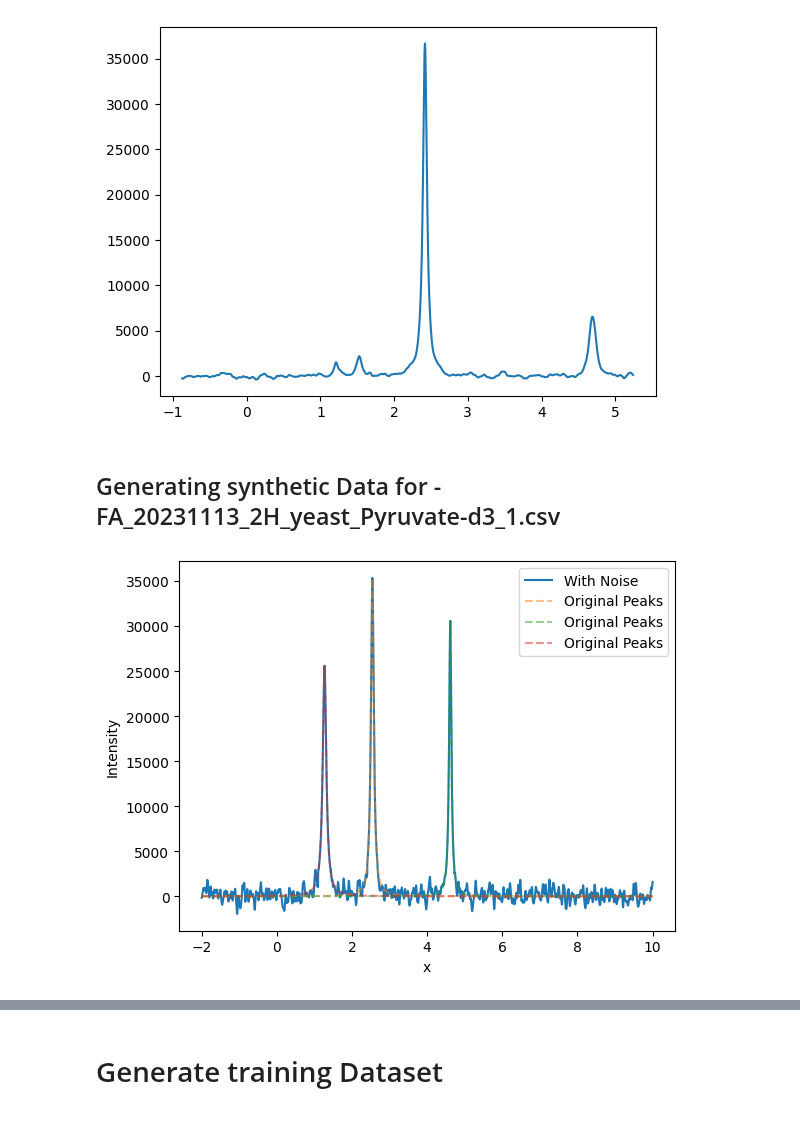
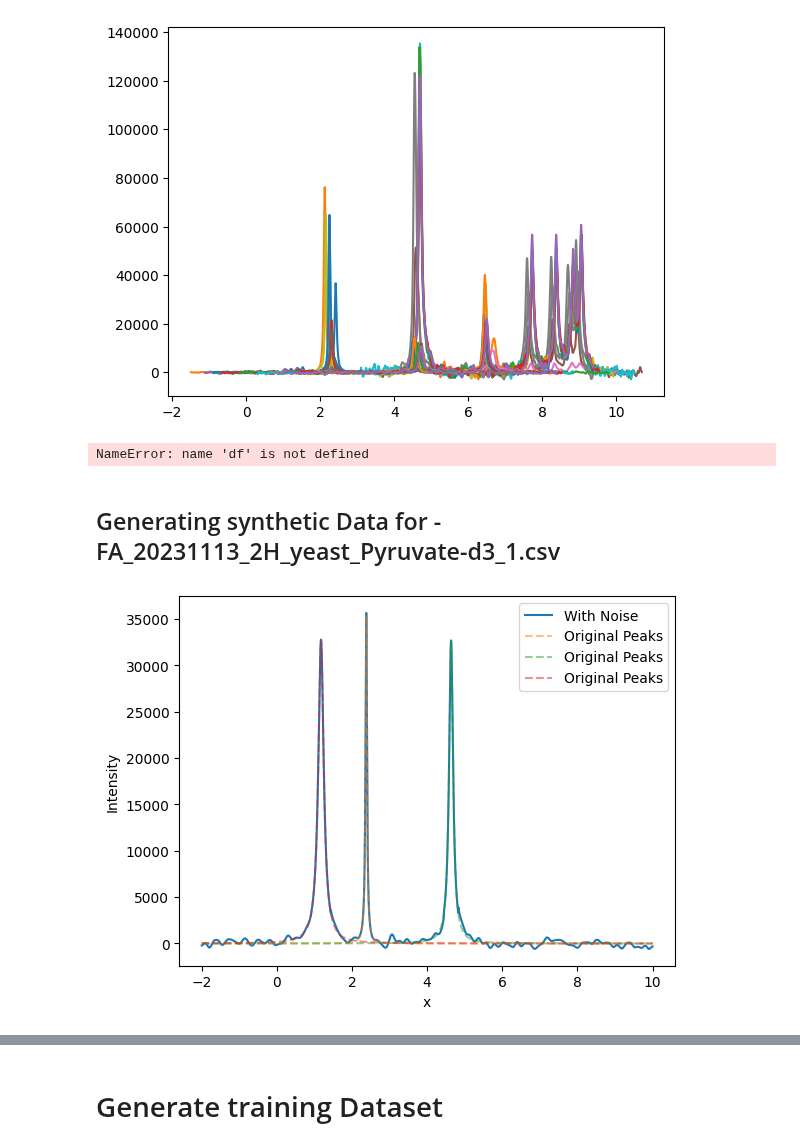
Before and after one commit to RATFIVE/MoinCC-AI4metabolomics, a Jupyter notebook: NMRQNet/ImplementingNeuralNetwork.ipynb, the cells around one changed output, grey strips where cells are left out. Drawn from its saved outputs; the diff is of its cells as text; code cells hidden in the pictures.

```diff
--- a/NMRQNet/ImplementingNeuralNetwork.ipynb
+++ b/NMRQNet/ImplementingNeuralNetwork.ipynb
@@ -35,11 +35,11 @@ def load_data():
     print(f'Path: {data_path}')
     for root, dirs, files in os.walk(data_path):
         for file in files:
-            if file.endswith('FA_20231113_2H_yeast_Pyruvate-d3_1.csv'):
+            if file.endswith('.csv'):
                 file_path = os.path.join(root, file)
                 path_list.append(file_path)
     return path_list
-
+# FA_20231113_2H_yeast_Pyruvate-d3_1.csv
 
 path_list = load_data()
 print(path_list)
@@ -49,0 +50,4 @@ Path: d:\Dokumente\MoinCC-AI4metabolomics\Data
+# %%
+for file in path_list:
+    df = pd.read_csv(file)
+    print(df.shape)
@@ -62,7 +84,11 @@ for i in range(len(path_list)):
 
 plt.show()
 # %% [output]
-[figure, old version]
+[figure, new version]
+# %%
+df['sum']
+# %% [output]
+NameError: name 'df' is not defined
 # %% [markdown]
 ## Generating synthetic Data for - FA_20231113_2H_yeast_Pyruvate-d3_1.csv
 # %%
@@ -99,35 +125,35 @@ def generate_random_spectrum(peak_list):
         # Append all Original Lorenz Cuves to the list
         lorenz_curves.append(peak)
 
     # Add noise only outside the peak regions
     random_noise_level = np.random.uniform(100, 5000)
     noise = np.random.normal(10, random_noise_level, 10000)
 
     # smooth the noise with gaussian filter
-    noise = gaussian_filter1d(noise, 10)
+    noise = gaussian_filter1d(noise, 50)
 
     y_noisy = y + noise * (mask == 0)  # Add noise only where mask is 0 (outside peaks)
 
     return x, y_noisy, np.array(lorenz_curves)
 
 
 # ----
 
 #peak_list = [2.323, 4.7, 1.201]
 pyruvate_list = [2.468, 4.7, 1.2261]
 x, y_noisy, lorenz_curves = generate_random_spectrum(pyruvate_list)
 
 # Plot the result
 plt.plot(x, y_noisy, '-', label="With Noise")
 
 for lorenz in lorenz_curves:
     plt.plot(x, lorenz, '--', label="Original Peaks", alpha=0.5)
 plt.xlabel('x')
 plt.ylabel('Intensity')
 plt.legend()
 plt.show()
 # %% [output]
-[figure, old version]
+[figure, new version]
 # %%
 
 
```
Also changed, not shown: parts of 3 cells of this notebook.
